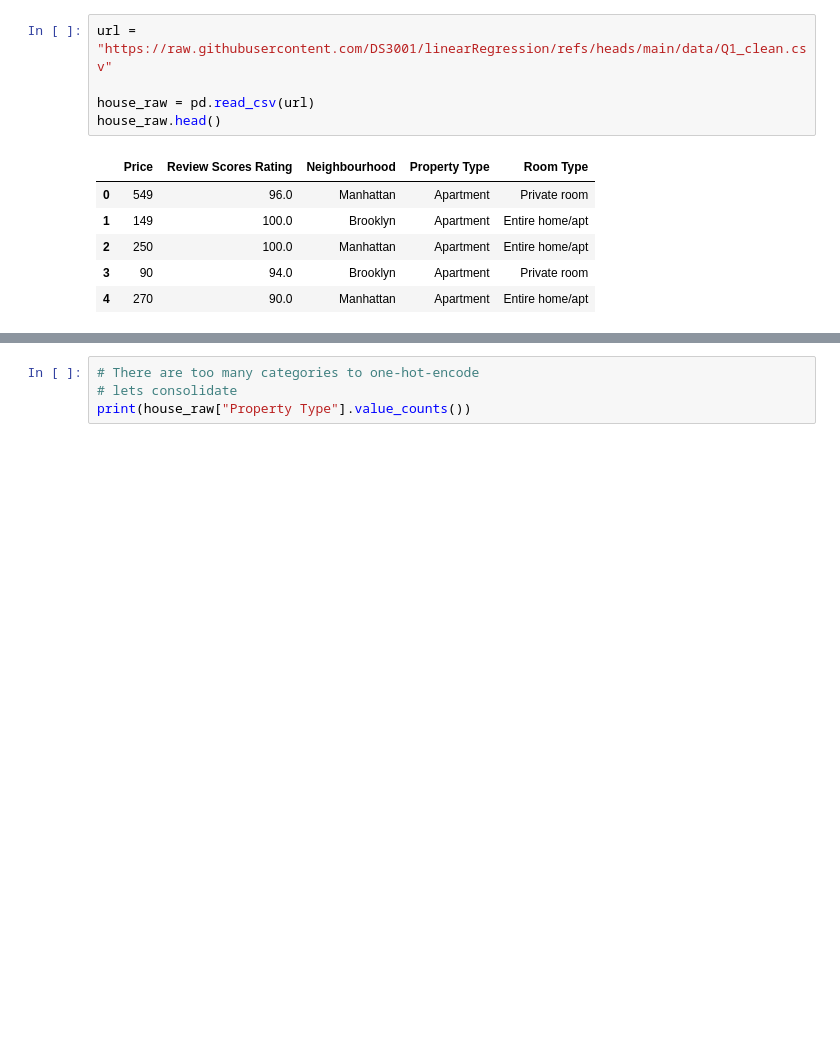
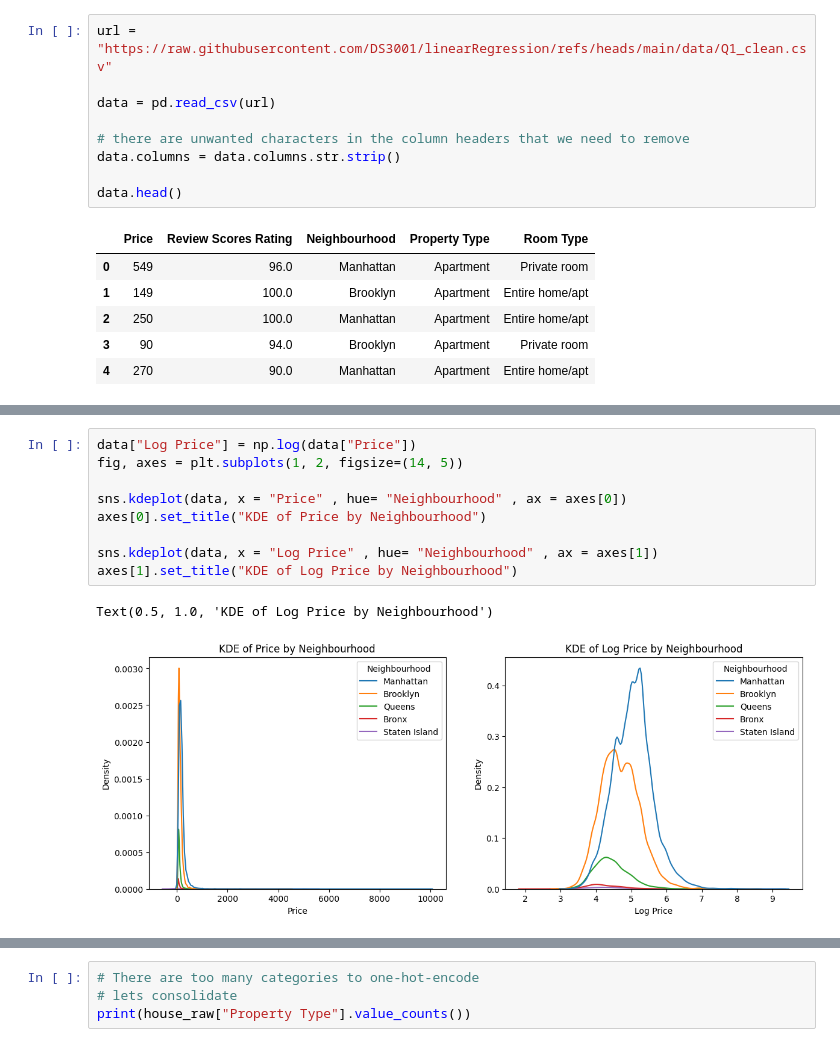
Before and after one commit to MaxGuryan9/week_8, a Jupyter notebook: Q_1.ipynb, the cells around one changed output, grey strips where cells are left out. Cells and saved outputs as stored; diff of their text form; blank space fills up the shorter version.

```diff
--- a/Q_1.ipynb
+++ b/Q_1.ipynb
@@ -22,8 +22,12 @@ from sklearn.metrics import mean_absolute_error, mean_squared_error, r2_score
 # %%
 url = "https://raw.githubusercontent.com/DS3001/linearRegression/refs/heads/main/data/Q1_clean.csv"
 
-house_raw = pd.read_csv(url)
-house_raw.head()
+data = pd.read_csv(url)
+
+# there are unwanted characters in the column headers that we need to remove
+data.columns = data.columns.str.strip()
+
+data.head()
 # %% [output]
 |  | Price | Review Scores Rating | Neighbourhood | Property Type | Room Type |
 | 0 | 549 | 96.0 | Manhattan | Apartment | Private room |
@@ -33,0 +55,12 @@ house_raw.head()
+# %%
+data["Log Price"] = np.log(data["Price"])
+fig, axes = plt.subplots(1, 2, figsize=(14, 5))
+
+sns.kdeplot(data, x = "Price" , hue= "Neighbourhood" , ax = axes[0])
+axes[0].set_title("KDE of Price by Neighbourhood")
+
+sns.kdeplot(data, x = "Log Price" , hue= "Neighbourhood" , ax = axes[1])
+axes[1].set_title("KDE of Log Price by Neighbourhood")
+# %% [output]
+Text(0.5, 1.0, 'KDE of Log Price by Neighbourhood')
+[figure, added]
```
Also changed, not shown: parts of 32 cells of this notebook.
